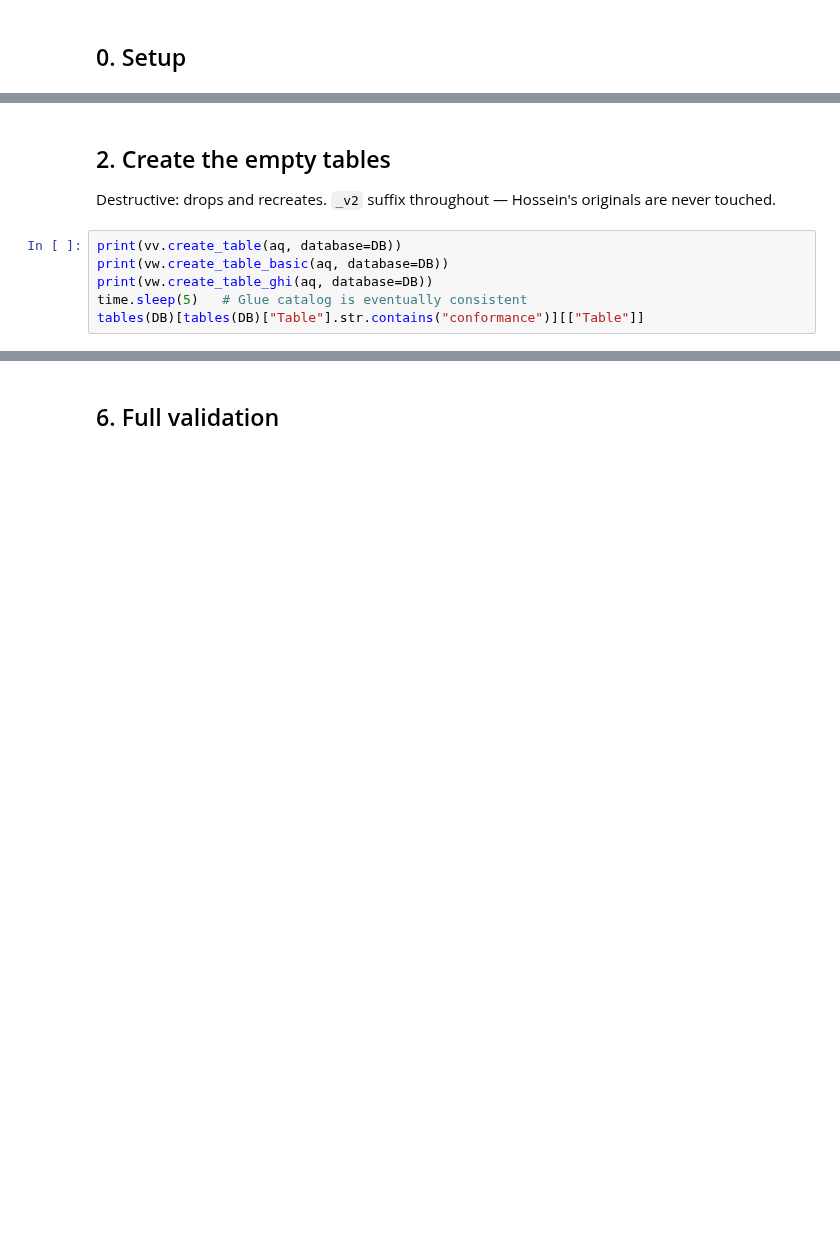
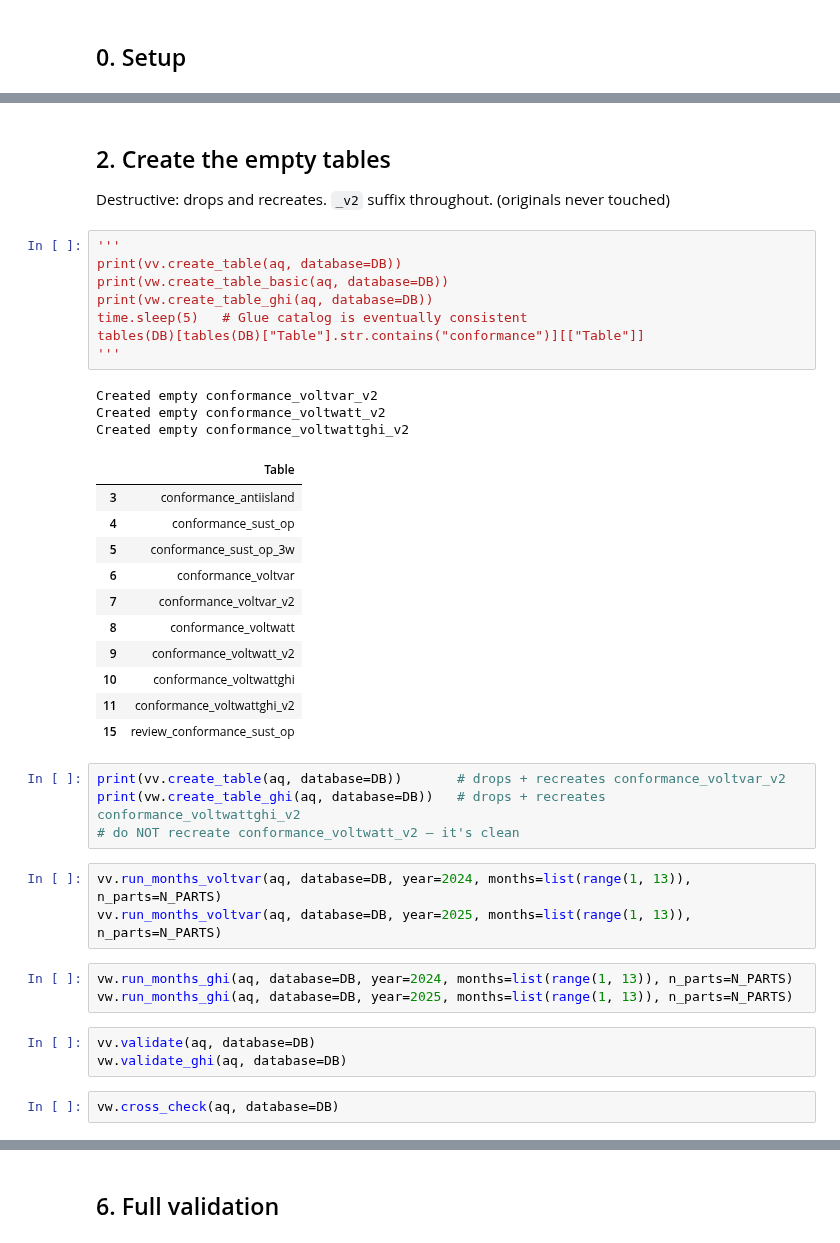
Before and after one commit to UNSW-CEEM/CICCADA, a Jupyter notebook: bms_sa_review/data_calc_write/stage2_conformance/02_run_stage2_conformance.ipynb, the cells around one changed output, grey strips where cells are left out. Saved outputs shown, nothing was run; the diff lists cells and outputs as text; blank space fills up the shorter version.

```diff
--- a/bms_sa_review/data_calc_write/stage2_conformance/02_run_stage2_conformance.ipynb
+++ b/bms_sa_review/data_calc_write/stage2_conformance/02_run_stage2_conformance.ipynb
@@ -65,12 +97,44 @@ print(vv.preview_sql(year=2024, month=1, n_parts=N_PARTS, part=0)[:4000])
 # %% [markdown]
 ## 2. Create the empty tables
 
-Destructive: drops and recreates. `_v2` suffix throughout — Hossein's originals
-are never touched.
+Destructive: drops and recreates. `_v2` suffix throughout.
+(originals never touched)
 # %%
+'''
 print(vv.create_table(aq, database=DB))
 print(vw.create_table_basic(aq, database=DB))
 print(vw.create_table_ghi(aq, database=DB))
 time.sleep(5)   # Glue catalog is eventually consistent
 tables(DB)[tables(DB)["Table"].str.contains("conformance")][["Table"]]
+'''
+# %% [output]
+Created empty conformance_voltvar_v2
+Created empty conformance_voltwatt_v2
+Created empty conformance_voltwattghi_v2
+|  | Table |
+| 3 | conformance_antiisland |
+| 4 | conformance_sust_op |
+| 5 | conformance_sust_op_3w |
+| 6 | conformance_voltvar |
+| 7 | conformance_voltvar_v2 |
+| 8 | conformance_voltwatt |
+| 9 | conformance_voltwatt_v2 |
+| 10 | conformance_voltwattghi |
+| 11 | conformance_voltwattghi_v2 |
+| 15 | review_conformance_sust_op |
+# %%
+print(vv.create_table(aq, database=DB))       # drops + recreates conformance_voltvar_v2
+print(vw.create_table_ghi(aq, database=DB))   # drops + recreates conformance_voltwattghi_v2
+# do NOT recreate conformance_voltwatt_v2 — it's clean
+# %%
+vv.run_months_voltvar(aq, database=DB, year=2024, months=list(range(1, 13)), n_parts=N_PARTS)
+vv.run_months_voltvar(aq, database=DB, year=2025, months=list(range(1, 13)), n_parts=N_PARTS)
+# %%
+vw.run_months_ghi(aq, database=DB, year=2024, months=list(range(1, 13)), n_parts=N_PARTS)
+vw.run_months_ghi(aq, database=DB, year=2025, months=list(range(1, 13)), n_parts=N_PARTS)
+# %%
+vv.validate(aq, database=DB)
+vw.validate_ghi(aq, database=DB)
+# %%
+vw.cross_check(aq, database=DB)
 # %% [markdown]
```
Also changed, not shown: parts of 30 cells of this notebook, 6 other files.
